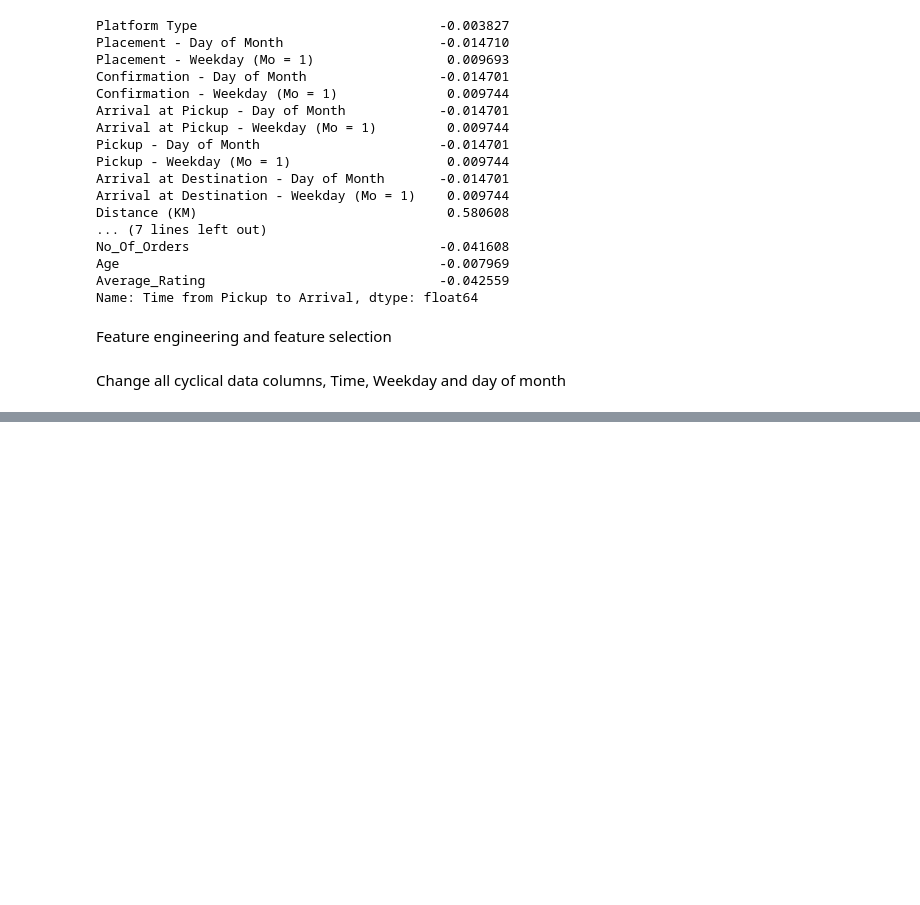
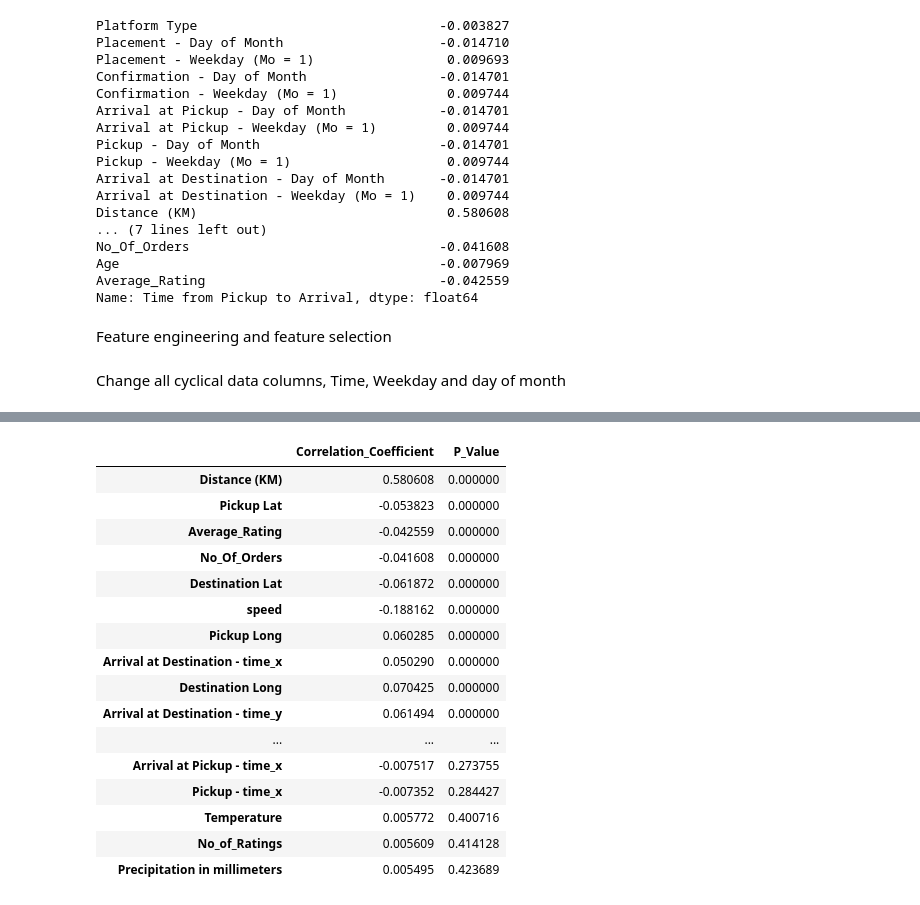
Before and after one commit to Valaska/Team_3_JHB, a Jupyter notebook: Regression_Model_Notebook.ipynb, the cells around one changed output, grey strips where cells are left out. Drawn from its saved outputs; the diff is of its cells as text; code cells hidden in the pictures; blank space fills up the shorter version.

```diff
--- a/Regression_Model_Notebook.ipynb
+++ b/Regression_Model_Notebook.ipynb
@@ -365,0 +400,33 @@ test_data.drop(['Arrival at Pickup - Time', 'Placement - Time', 'Confirmation -
+# %%
+from scipy.stats import pearsonr
+
+# Build a dictionary of correlation coefficients and p-values
+dict_cp = {}
+
+column_titles = [col for col in corrs.index if col!= 'Time from Pickup to Arrival']
+for col in column_titles:
+    p_val = round(pearsonr(train_data[col], train_data['Time from Pickup to Arrival'])[1],6)
+    dict_cp[col] = {'Correlation_Coefficient':corrs[col],
+                    'P_Value':p_val}
+
+df_cp = pd.DataFrame(dict_cp).T
+df_cp_sorted = df_cp.sort_values('P_Value')
+df_cp_sorted[df_cp_sorted['P_Value']<0.5]
+# %% [output]
+|  | Correlation_Coefficient | P_Value |
+| Distance (KM) | 0.580608 | 0.000000 |
+| Pickup Lat | -0.053823 | 0.000000 |
+| Average_Rating | -0.042559 | 0.000000 |
+| No_Of_Orders | -0.041608 | 0.000000 |
+| Destination Lat | -0.061872 | 0.000000 |
+| speed | -0.188162 | 0.000000 |
+| Pickup Long | 0.060285 | 0.000000 |
+| Arrival at Destination - time_x | 0.050290 | 0.000000 |
+| Destination Long | 0.070425 | 0.000000 |
+| Arrival at Destination - time_y | 0.061494 | 0.000000 |
+| ... | ... | ... |
+| Arrival at Pickup - time_x | -0.007517 | 0.273755 |
+| Pickup - time_x | -0.007352 | 0.284427 |
+| Temperature | 0.005772 | 0.400716 |
+| No_of_Ratings | 0.005609 | 0.414128 |
+| Precipitation in millimeters | 0.005495 | 0.423689 |
```
Also changed, not shown: parts of 6 cells of this notebook.
